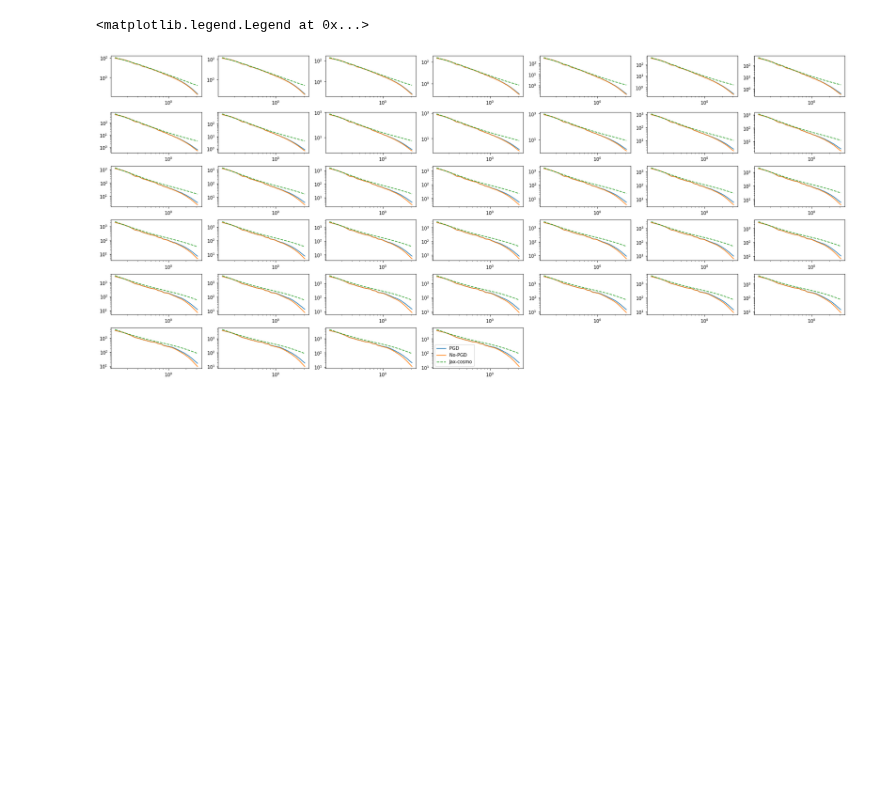
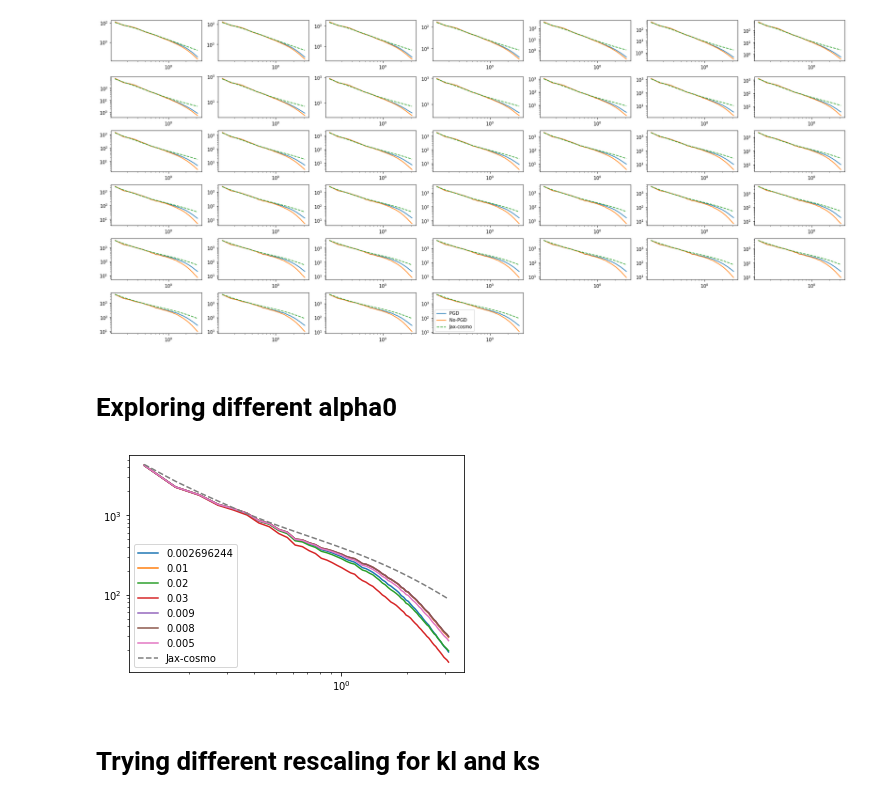
Before and after one commit to DifferentiableUniverseInitiative/flowpm, a Jupyter notebook: notebooks/dev/PGD_test.ipynb, the cells around one changed output. Cells and saved outputs as stored; diff of their text form; code cells hidden in the pictures; blank space fills up the shorter version.

```diff
--- a/notebooks/dev/PGD_test.ipynb
+++ b/notebooks/dev/PGD_test.ipynb
@@ -51,9 +53,8 @@ states2 = flowpm.nbody(cosmology,
 # %%
 PGD_param=pickle.load( open("/global/u1/d/dlan/flowpm/notebooks/pgd_params/pgd_params_2_1_40.pkl", "rb" ) )
 # %%
-alpha0=PGD_param['alpha0']
+#alpha0=PGD_param['alpha0']
+alpha0=0.01
 mu=PGD_param['mu']
 kl=PGD_param['kl']/(nc*B/ box_size)
 ks=PGD_param['ks']/(nc*B/ box_size)
-# %%
-cosmo=jc.Planck15()
@@ -118,7 +105,33 @@ for ax, px in zip(axs, pk_array1):
 for ax, pj in zip(axs, pk_jax):
     ax.loglog(k, pj,'--',label='Jax-cosmo')
 legend(loc='lower left')
-#fig.savefig('full_figure_B1.png',dpi=250)
+fig.savefig('png_B1.png',dpi=250)
 # %% [output]
-<matplotlib.legend.Legend at 0x...>
-[figure, old version]
+[figure, new version]
+# %% [markdown]
+# Exploring different alpha0
+# %%
+alpha_arr=[PGD_param['alpha0'], 0.01, 0.02, 0.03, 0.009,0.008,0.005]
+mu=PGD_param['mu']
+kl=PGD_param['kl']*0.7/(nc*B/ box_size)
+ks=PGD_param['ks']*0.7/(nc*B/ box_size)
+# %%
+ps_alpha=[]
+for i in alpha_arr:
+    alpha=i*states2[-2][0]**mu
+    dx=tfpm.PGD_correction(states2[-2][1],[nc,nc,nc],alpha,kl,ks,pm_nc_factor=B)
+    new_state= states2[-2][1][0]+dx
+    final_field = flowpm.cic_paint(tf.zeros_like(initial_conditions), new_state)
+    final_field=tf.reshape(final_field, [nc, nc, nc])
+    ps_alpha.append(pkl(final_field,shape=final_field.shape,boxsize=np.array([box_size, box_size,
+                                            box_size]),kmin=0.1,dk=2*np.pi/box_size))
+# %%
+for i in range(len(ps_alpha)):
+    loglog(ps_alpha[0][0],ps_alpha[i][1],label=str(alpha_arr[i]))
+loglog(k, pk_jax[-2],'--',label='Jax-cosmo')
+legend()
+savefig('PDG*0.7.png',dpi=250)
+# %% [output]
+[figure, added]
+# %% [markdown]
+# Trying different rescaling for kl and ks
```
Also changed, not shown: parts of 9 cells of this notebook.
